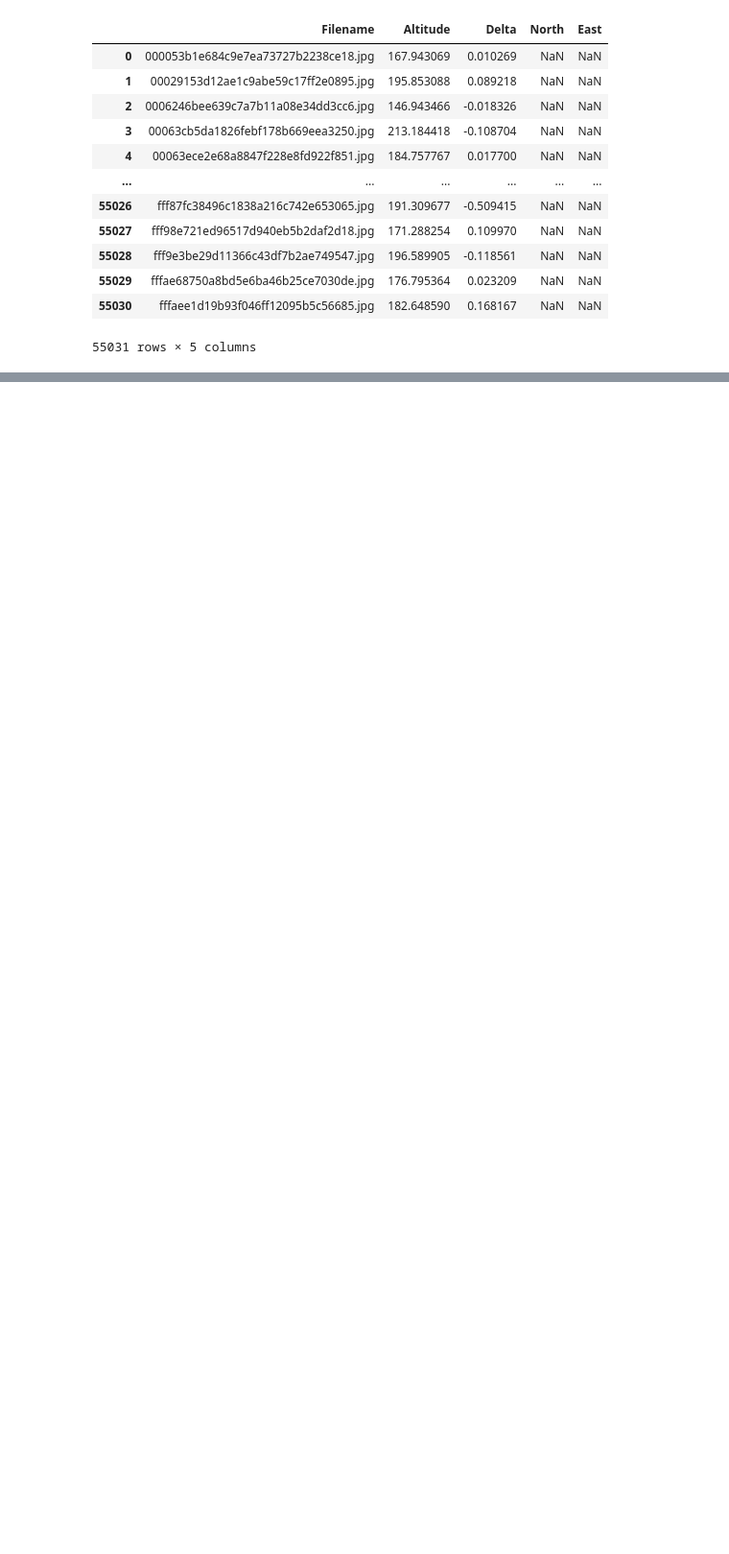
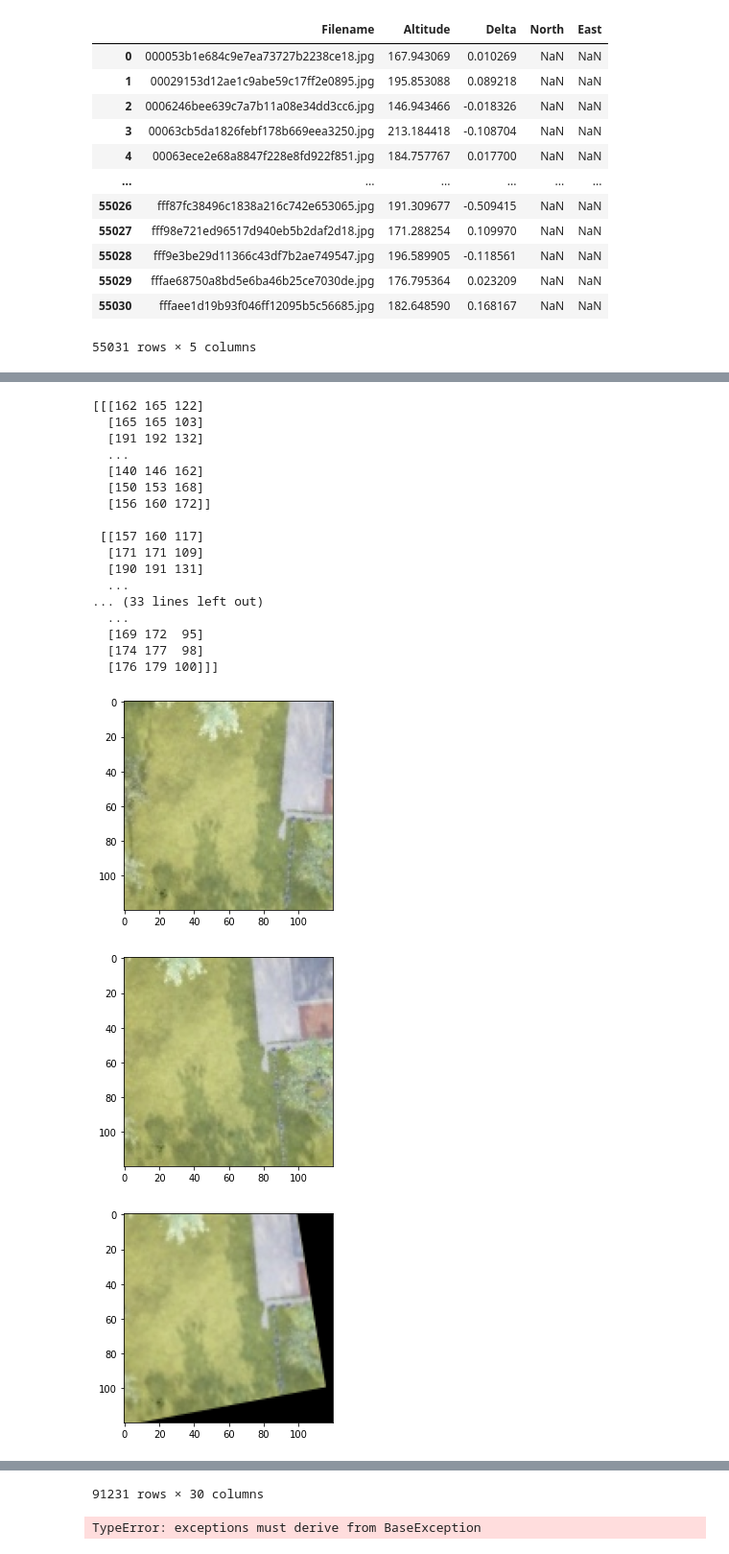
Before and after one commit to brunoklaus/kdd-br-2022, a Jupyter notebook: 2) Gradient Boosting using DenseMatching Features.ipynb, the cells around one changed output, grey strips where cells are left out. Shown at 96% size. Saved outputs shown, nothing was run; the diff lists cells and outputs as text; code cells hidden in the pictures; blank space fills up the shorter version.

```diff
--- a/2) Gradient Boosting using DenseMatching Features.ipynb
+++ b/2) Gradient Boosting using DenseMatching Features.ipynb
@@ -280,0 +320,73 @@ trainval_east, test_east, gbm_east = calc_lgb('East')
+# %%
+import os
+import os.path as osp
+import cv2 as cv
+
+import matplotlib.pyplot as plt
+from PIL import Image
+df_train, X_train, _ = get_lgb_dataframe('trainval')
+import re
+mat_cols = [c for c in X_train.columns if re.search('_mat_',c) is not None]
+L = []
+for i in trange(feat_df.shape[0]):
+
+    M = X_train.loc[i,mat_cols].values.reshape(3,3)
+
+
+    fname = df_train['Filename'].values[i]
+    path = osp.join(DS_FOLDER,'train','train',fname)
+    img = np.array(Image.open(path))
+    src, dst = img[:,:120,:], img[:,120:,:]
+    h,w,_ = src.shape
+    pts = np.float32([ [0,0],[0,h-1],[w-1,h-1],[w-1,0] ]).reshape(-1,1,2)
+    #dst = cv.perspectiveTransform(pts,M)
+    warped_src = cv.warpPerspective(src,M, dsize=(h,w))
+    print(dst)
+
+
+    plt.imshow(src)
+    plt.show()
+    plt.imshow(dst)
+    plt.show()
+    plt.imshow(warped_src)
+    plt.show()
+
+    display(df_train)
+    raise ''
+
+    a =  M @ (np.array([60, 60, 1]).reshape(-1,1))
+    b =  M @ (np.array([0, 0, 1]).reshape(-1,1))
+    a, b = a.reshape(-1), b.reshape(-1)
+
+    a = a/[-1]
+    b = b/[-1]
+    #print(a)
+
+    target  = df_train['North'].values[i]
+    L.append([a[2], target])
+    if i == 1000:
+        break
+
+plt.scatter([x[0] for x in L],[x[1] for x in L] )
+plt.show()
+# %% [output]
+[[[162 165 122]
+  [165 165 103]
+  [191 192 132]
+  ...
+  [140 146 162]
+  [150 153 168]
+  [156 160 172]]
+
+ [[157 160 117]
+  [171 171 109]
+  [190 191 131]
+  ...
+... (33 lines left out)
+  ...
+  [169 172  95]
+  [174 177  98]
+  [176 179 100]]]
+[figure, added]
+[figure, added]
+[figure, added]
@@ -280,0 +405,2 @@ trainval_east, test_east, gbm_east = calc_lgb('East')
+91231 rows × 30 columns
+TypeError: exceptions must derive from BaseException
```
Also changed, not shown: parts of 7 cells of this notebook.
